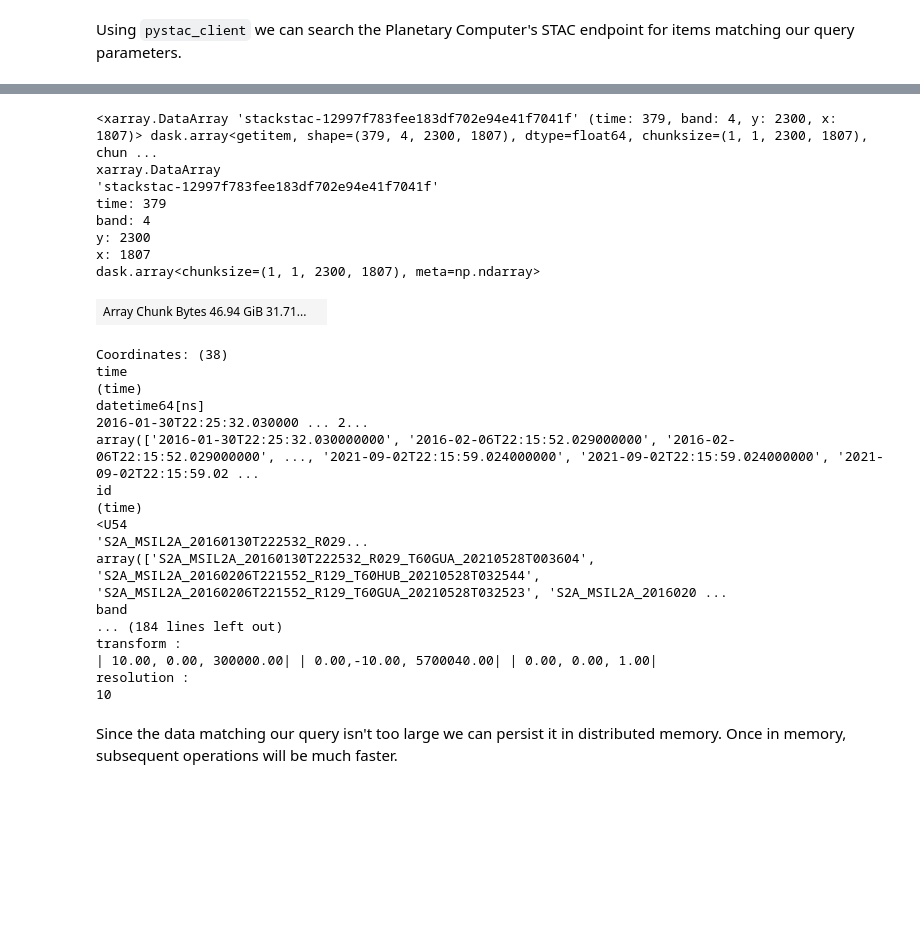
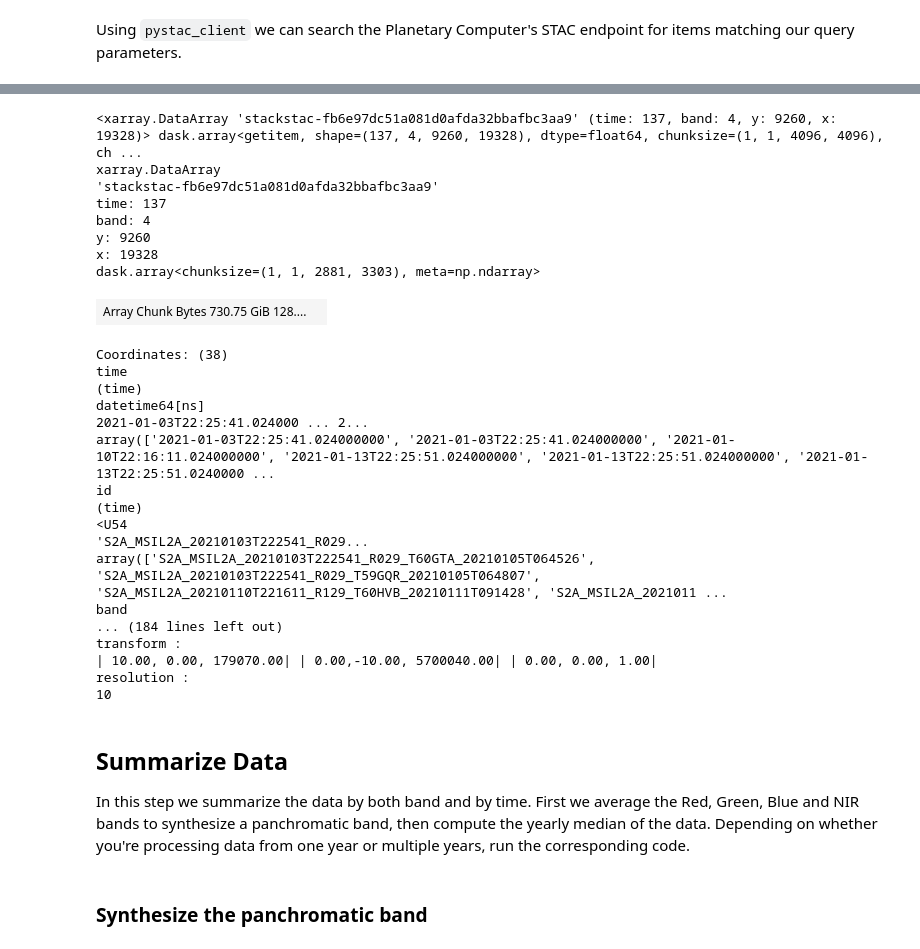
Before and after one commit to forrestfwilliams/planetary_computer, a Jupyter notebook: yearly_sentinel2_mosaic.ipynb, the cells around one changed output, grey strips where cells are left out. Cells and saved outputs as stored; diff of their text form; code cells hidden in the pictures; blank space fills up the shorter version.

Commit message:
finished yearly processing

```diff
--- a/yearly_sentinel2_mosaic.ipynb
+++ b/yearly_sentinel2_mosaic.ipynb
@@ -46,14 +54,30 @@ In this example, we define our area of interest as a GeoJSON object. It's near R
 # %%
-coords =[[175.9540924324072,-39.79467075565404],
+# date range
+year = 2021
+date_range = f"{year}-01-01/{year+1}-01-01"
+
+# date_range = "2016-01-01/2022-01-01"
+
+# max cloud coverage
+max_cloud = 10
+
+# possible bounding boxes
+poroa =[[175.9540924324072,-39.79467075565404],
         [175.945114873355,-39.5925815994339],
         [175.7466289836702,-39.59528350422168],
         [175.7518945072953,-39.79792833072585],
         [175.9540924324072,-39.79467075565404]]
 
-# bbox = rasterio.features.bounds(area_of_interest)
-pol = Polygon(coords)
+study_area = [[174.3195824446477,-39.31681541495579],
+              [174.2992147571175,-40.1298100050477],
+              [176.5561381739111,-40.14413275288879],
+              [176.5430092169263,-39.32607797703585],
+              [174.3195824446477,-39.31681541495579]]
 
-# (minx, miny, maxx, maxy)
+# create shapely polygon for desired area
+pol = Polygon(study_area)
+
+# get bounding box (minx, miny, maxx, maxy)
 bbox = pol.bounds
 # %% [markdown]
 Using `pystac_client` we can search the Planetary Computer's STAC endpoint for items matching our query parameters.
@@ -62,12 +86,12 @@ stac = pystac_client.Client.open("https://planetarycomputer.microsoft.com/api/st
 
 search = stac.search(
     bbox=bbox,
-    datetime="2016-01-01/2022-01-01",
+    datetime=date_range,
     collections=["sentinel-2-l2a"],
     limit=500,  # fetch items in batches of 500
-    query={"eo:cloud_cover": {"lt": 25}},
+    query={"eo:cloud_cover": {"lt": max_cloud}},
 )
 
 items = list(search.get_items())
-print(len(items))
+print(f'Number of images is {len(items)}')
 # %% [output]
@@ -86,49 +114,48 @@ Wall time: 1.04 s
 # %%
 data = (
     stackstac.stack(
         signed_items,
         assets=["B02","B03","B04","B08","SCL"],
         chunksize=4096,
         resolution=10,
+        epsg=32760
     )
     .where(lambda x: x > 0, other=np.nan)  # sentinel-2 uses 0 as nodata
 )
 
 # Get bounding box in projection of data
 project = pyproj.Transformer.from_crs(pyproj.CRS('EPSG:4326'), pyproj.CRS(data.crs), always_xy=True).transform
 pol_utm = transform(project, pol)
 minx, miny, maxx, maxy = pol_utm.bounds
 
-# Subset data, mask clouds
+# Subset data and mask clouds
 data = data.sel(x=slice(minx, maxx), y=slice(maxy,miny))
-data = data.where(~data.isel(band=4).isin([3,8,9])).isel(band=slice(0,4))
+data = data.where(~data.isel(band=4).isin([3,8,9,10])).isel(band=slice(0,4))
 data
 # %% [output]
-<xarray.DataArray 'stackstac-12997f783fee183df702e94e41f7041f' (time: 379, band: 4, y: 2300, x: 1807)> dask.array<getitem, shape=(379, 4, 2300, 1807), dtype=float64, chunksize=(1, 1, 2300, 1807), chun ...
+<xarray.DataArray 'stackstac-fb6e97dc51a081d0afda32bbafbc3aa9' (time: 137, band: 4, y: 9260, x: 19328)> dask.array<getitem, shape=(137, 4, 9260, 19328), dtype=float64, chunksize=(1, 1, 4096, 4096), ch ...
 xarray.DataArray
-'stackstac-12997f783fee183df702e94e41f7041f'
-time: 379
+'stackstac-fb6e97dc51a081d0afda32bbafbc3aa9'
+time: 137
 band: 4
-y: 2300
-x: 1807
-dask.array<chunksize=(1, 1, 2300, 1807), meta=np.ndarray>
+y: 9260
+x: 19328
+dask.array<chunksize=(1, 1, 2881, 3303), meta=np.ndarray>
-| Array Chunk Bytes 46.94 GiB 31.71... |  |
+| Array Chunk Bytes 730.75 GiB 128.... |  |
 Coordinates: (38)
 time
 (time)
 datetime64[ns]
-2016-01-30T22:25:32.030000 ... 2...
-array(['2016-01-30T22:25:32.030000000', '2016-02-06T22:15:52.029000000', '2016-02-06T22:15:52.029000000', ..., '2021-09-02T22:15:59.024000000', '2021-09-02T22:15:59.024000000', '2021-09-02T22:15:59.02 ...
+2021-01-03T22:25:41.024000 ... 2...
+array(['2021-01-03T22:25:41.024000000', '2021-01-03T22:25:41.024000000', '2021-01-10T22:16:11.024000000', '2021-01-13T22:25:51.024000000', '2021-01-13T22:25:51.024000000', '2021-01-13T22:25:51.0240000 ...
 id
 (time)
 <U54
-'S2A_MSIL2A_20160130T222532_R029...
-array(['S2A_MSIL2A_20160130T222532_R029_T60GUA_20210528T003604', 'S2A_MSIL2A_20160206T221552_R129_T60HUB_20210528T032544', 'S2A_MSIL2A_20160206T221552_R129_T60GUA_20210528T032523', 'S2A_MSIL2A_2016020 ...
+'S2A_MSIL2A_20210103T222541_R029...
+array(['S2A_MSIL2A_20210103T222541_R029_T60GTA_20210105T064526', 'S2A_MSIL2A_20210103T222541_R029_T59GQR_20210105T064807', 'S2A_MSIL2A_20210110T221611_R129_T60HVB_20210111T091428', 'S2A_MSIL2A_2021011 ...
 band
 ... (184 lines left out)
 transform :
-| 10.00, 0.00, 300000.00| | 0.00,-10.00, 5700040.00| | 0.00, 0.00, 1.00|
+| 10.00, 0.00, 179070.00| | 0.00,-10.00, 5700040.00| | 0.00, 0.00, 1.00|
 resolution :
 10
-# %% [markdown]
-Since the data matching our query isn't too large we can persist it in distributed memory. Once in memory, subsequent operations will be much faster.
@@ -137,2 +162,8 @@ data = data.persist()
+# %% [markdown]
+## Summarize Data
+
+In this step we summarize the data by both band and by time. First we average the Red, Green, Blue and NIR bands to synthesize a panchromatic band, then compute the yearly median of the data. Depending on whether you're processing data from one year or multiple years, run the corresponding code.
+# %% [markdown]
+### Synthesize the panchromatic band
 # %%
 pan = data.mean(dim='band')
```
Also changed, not shown: parts of 41 cells of this notebook.
